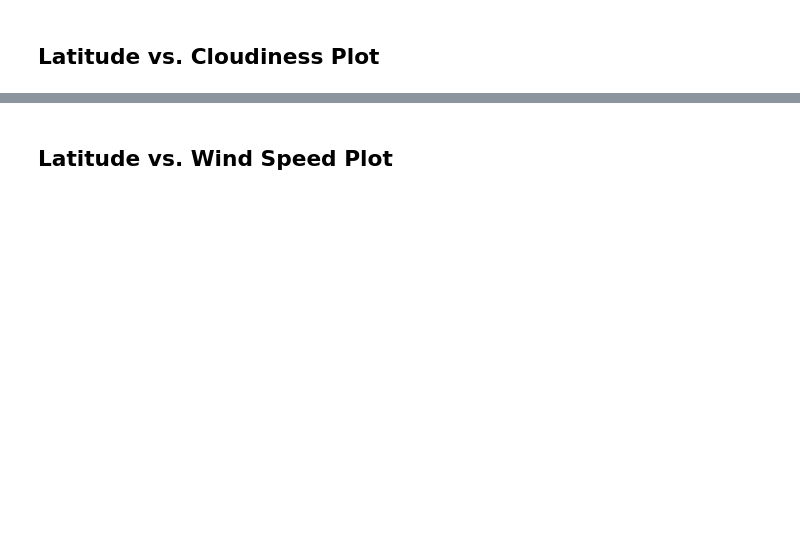
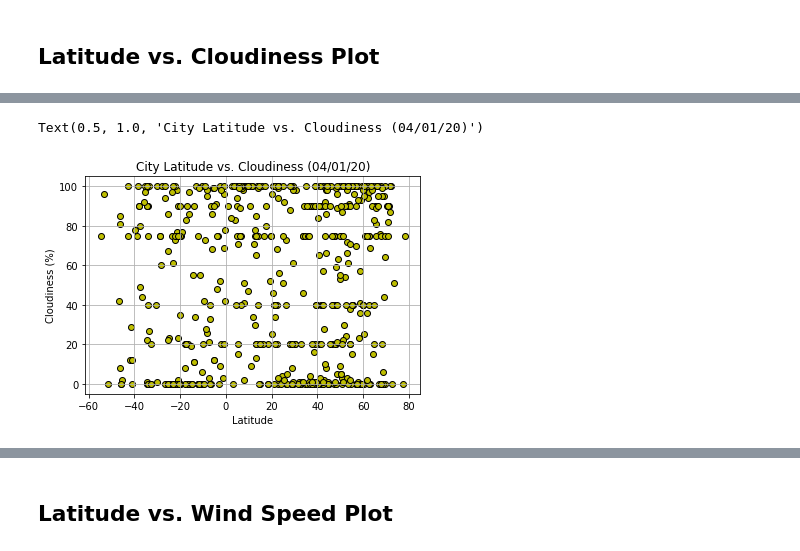
Before and after one commit to zachherington/python-api-challenge, a Jupyter notebook: Homework/starter_code/WeatherPy_hw_submission.ipynb, the cells around one changed output, grey strips where cells are left out. Drawn from its saved outputs; the diff is of its cells as text; code cells hidden in the pictures; blank space fills up the shorter version.

```diff
--- a/Homework/starter_code/WeatherPy_hw_submission.ipynb
+++ b/Homework/starter_code/WeatherPy_hw_submission.ipynb
@@ -153,0 +226,11 @@ Int64Index([], dtype='int64')
+# %%
+# Fig #1: Temperature vs. Latitude
+
+plt.scatter(citydf['Latitude'],citydf['Cloudiness (%)'], c = 'y', edgecolor = 'k')
+plt.grid()
+plt.xlabel('Latitude')
+plt.ylabel('Cloudiness (%)')
+plt.title(f'City Latitude vs. Cloudiness (04/01/20)')
+# %% [output]
+Text(0.5, 1.0, 'City Latitude vs. Cloudiness (04/01/20)')
+[figure, added]
```
Also changed, not shown: parts of 42 cells of this notebook, 24 other files.
